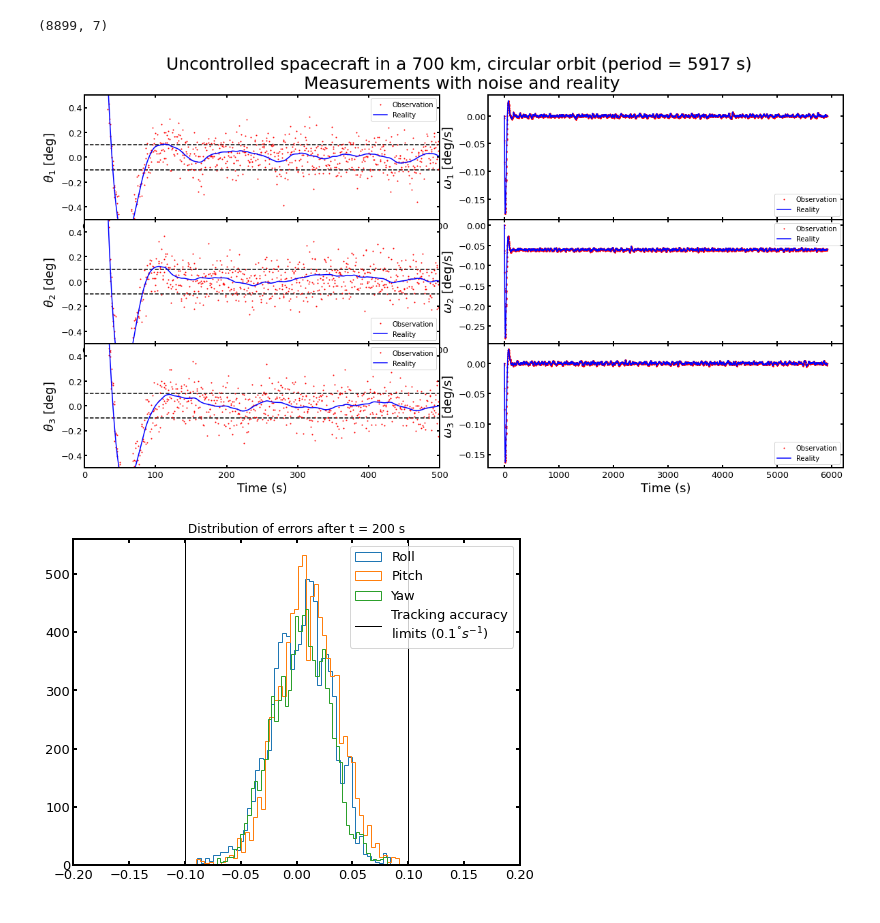
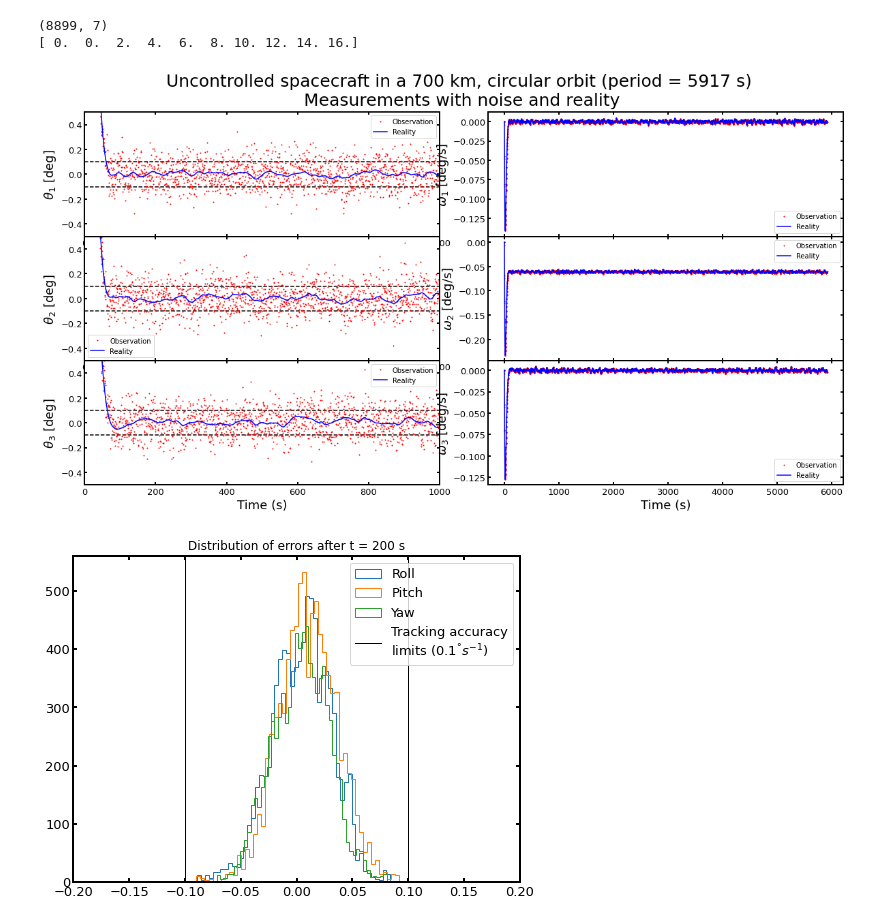
Before and after one commit to thomas7392/spacecraftattitudecontrol, a Jupyter notebook: Q5.ipynb, the cells around one changed output. Cells and saved outputs as stored; diff of their text form; code cells hidden in the pictures.

```diff
--- a/Q5.ipynb
+++ b/Q5.ipynb
@@ -28,43 +28,45 @@ measurements = np.loadtxt(CASE_PATH + 'measurements.dat')
 S = Simulation(state_history, control_torque = control_torque, state_history_m = measurements)
 # %%
 print(S.state_history.shape)
+print(S.control_torque[:,0][:10])
 # %% [output]
 (8899, 7)
+[ 0.  0.  2.  4.  6.  8. 10. 12. 14. 16.]
 # %%
 labels = [r"$\theta_1$ [deg]", r"$\theta_2$ [deg]", r"$\theta_3$ [deg]",
           "$\omega_1$ [deg/s]", "$\omega_2$ [deg/s]", "$\omega_3$ [deg/s]"]
 
 fig, axes = plt.subplots(3, 2, figsize = (17, 9))
 fig.tight_layout(pad=4)
 fig.suptitle("Uncontrolled spacecraft in a 700 km, circular orbit (period = %.i s)\n Measurements with noise and reality" % period, fontsize = 25, y = 1.02)
 fig.subplots_adjust(hspace=0)
 axes[2, 0].set_xlabel("Time (s)", fontsize = 18)
 axes[2, 1].set_xlabel("Time (s)", fontsize = 18)
 
 for ax in axes[:,0]:
     ax.set_xlim(0, 200)
     ax.set_ylim(-5, 6)
 
-    ax.set_xlim(0, 500)
+    ax.set_xlim(0, 1000)
     ax.set_ylim(-0.5, 0.5)
     ax.axhline(0.1, color = 'k', linestyle = '--')
     ax.axhline(-0.1, color = 'k', linestyle = '--')
 
 for i, ax in enumerate(axes.T.flat):
 
     ax.plot(S.state_history_m[:,0], np.rad2deg(S.state_history_m[:,1+i]), 'ro', markersize = 1, label = "Observation")
     ax.plot(S.state_history[:,0], np.rad2deg(S.state_history[:,1+i]), 'b-', markersize = 1, label = "Reality")
 
     ax.set_ylabel(labels[i], fontsize = 18)
     #ax.axvline(81)
     for axis in ['top','bottom','left','right']:
         ax.spines[axis].set_linewidth(2)
     ax.tick_params(labelsize=13)
     ax.tick_params(axis="both",direction="in",which="both", length=4, width = 2)
     ax.tick_params(bottom=True, top=True, left=True, right=True)
     ax.legend()
 # %% [output]
-[figure, old version]
+[figure, new version]
 # %%
 fig, ax = plt.subplots(figsize = (8, 6))
 
```
Also changed, not shown: 10 other files.
